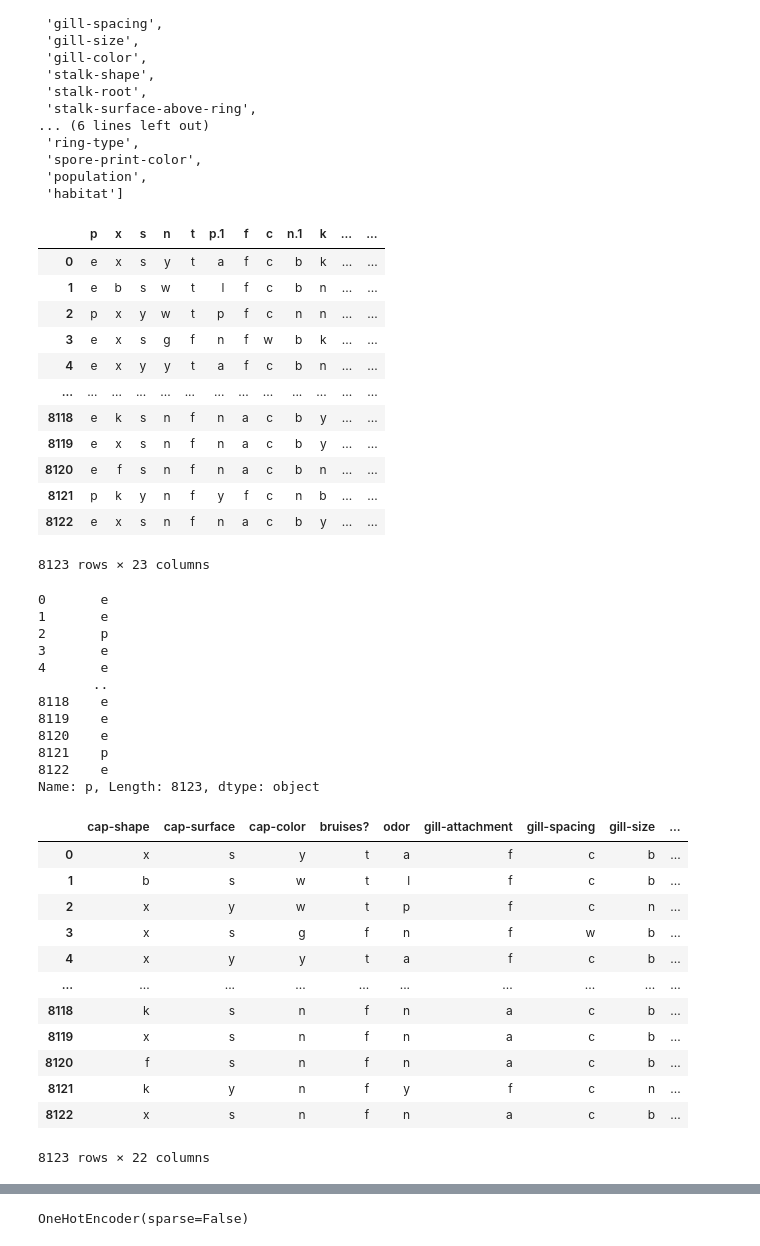
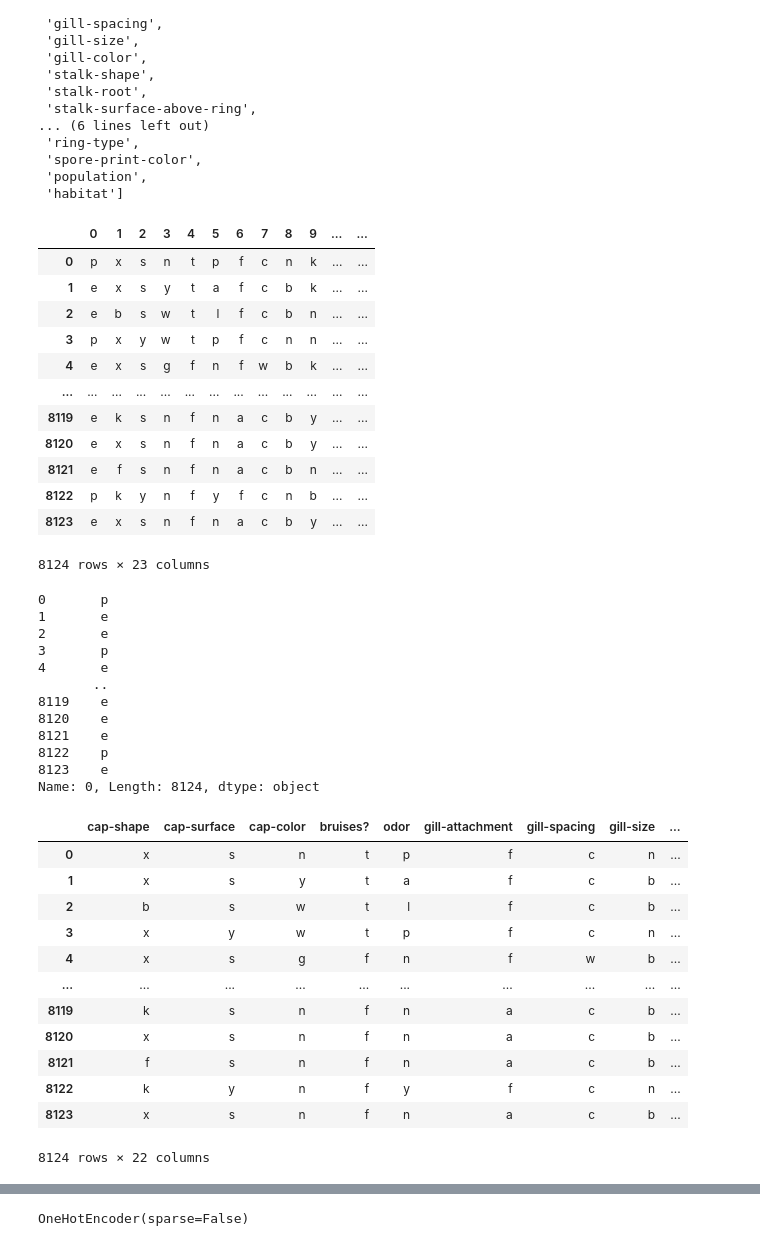
Before and after one commit to Rdm-Nico/BDTA, a Jupyter notebook: Esercitazioni/Funghi.ipynb, the cells around one changed output, grey strips where cells are left out. Cells and saved outputs as stored; diff of their text form; code cells hidden in the pictures.

```diff
--- a/Esercitazioni/Funghi.ipynb
+++ b/Esercitazioni/Funghi.ipynb
@@ -24,38 +24,38 @@ column_names
  'population',
  'habitat']
 # %%
-data = pd.read_csv("Data/agaricus-lepiota.csv")
+data = pd.read_csv("Data/agaricus-lepiota.csv",header=None) # con header=None specifica che c'è l'header ( che è vero)
 data
 # %% [output]
-|  | p | x | s | n | t | p.1 | f | c | n.1 | k | ... | ... |
-| 0 | e | x | s | y | t | a | f | c | b | k | ... | ... |
-| 1 | e | b | s | w | t | l | f | c | b | n | ... | ... |
-| 2 | p | x | y | w | t | p | f | c | n | n | ... | ... |
-| 3 | e | x | s | g | f | n | f | w | b | k | ... | ... |
-| 4 | e | x | y | y | t | a | f | c | b | n | ... | ... |
+|  | 0 | 1 | 2 | 3 | 4 | 5 | 6 | 7 | 8 | 9 | ... | ... |
+| 0 | p | x | s | n | t | p | f | c | n | k | ... | ... |
+| 1 | e | x | s | y | t | a | f | c | b | k | ... | ... |
+| 2 | e | b | s | w | t | l | f | c | b | n | ... | ... |
+| 3 | p | x | y | w | t | p | f | c | n | n | ... | ... |
+| 4 | e | x | s | g | f | n | f | w | b | k | ... | ... |
 | ... | ... | ... | ... | ... | ... | ... | ... | ... | ... | ... | ... | ... |
-| 8118 | e | k | s | n | f | n | a | c | b | y | ... | ... |
-| 8119 | e | x | s | n | f | n | a | c | b | y | ... | ... |
-| 8120 | e | f | s | n | f | n | a | c | b | n | ... | ... |
-| 8121 | p | k | y | n | f | y | f | c | n | b | ... | ... |
-| 8122 | e | x | s | n | f | n | a | c | b | y | ... | ... |
+| 8119 | e | k | s | n | f | n | a | c | b | y | ... | ... |
+| 8120 | e | x | s | n | f | n | a | c | b | y | ... | ... |
+| 8121 | e | f | s | n | f | n | a | c | b | n | ... | ... |
+| 8122 | p | k | y | n | f | y | f | c | n | b | ... | ... |
+| 8123 | e | x | s | n | f | n | a | c | b | y | ... | ... |
-8123 rows × 23 columns
+8124 rows × 23 columns
 # %%
 target = data.iloc[:,0] # questa é la colonna del target
 target
 # %% [output]
-0       e
+0       p
 1       e
-2       p
-3       e
+2       e
+3       p
 4       e
        ..
-8118    e
 8119    e
 8120    e
-8121    p
-8122    e
-Name: p, Length: 8123, dtype: object
+8121    e
+8122    p
+8123    e
+Name: 0, Length: 8124, dtype: object
 # %%
 mushroom = data.drop(data.columns[0],axis=1)
 
@@ -63,18 +63,18 @@ mushroom.columns = column_names
 mushroom
 # %% [output]
 |  | cap-shape | cap-surface | cap-color | bruises? | odor | gill-attachment | gill-spacing | gill-size | ... |
-| 0 | x | s | y | t | a | f | c | b | ... |
-| 1 | b | s | w | t | l | f | c | b | ... |
-| 2 | x | y | w | t | p | f | c | n | ... |
-| 3 | x | s | g | f | n | f | w | b | ... |
-| 4 | x | y | y | t | a | f | c | b | ... |
+| 0 | x | s | n | t | p | f | c | n | ... |
+| 1 | x | s | y | t | a | f | c | b | ... |
+| 2 | b | s | w | t | l | f | c | b | ... |
+| 3 | x | y | w | t | p | f | c | n | ... |
+| 4 | x | s | g | f | n | f | w | b | ... |
 | ... | ... | ... | ... | ... | ... | ... | ... | ... | ... |
-| 8118 | k | s | n | f | n | a | c | b | ... |
-| 8119 | x | s | n | f | n | a | c | b | ... |
-| 8120 | f | s | n | f | n | a | c | b | ... |
-| 8121 | k | y | n | f | y | f | c | n | ... |
-| 8122 | x | s | n | f | n | a | c | b | ... |
+| 8119 | k | s | n | f | n | a | c | b | ... |
+| 8120 | x | s | n | f | n | a | c | b | ... |
+| 8121 | f | s | n | f | n | a | c | b | ... |
+| 8122 | k | y | n | f | y | f | c | n | ... |
+| 8123 | x | s | n | f | n | a | c | b | ... |
-8123 rows × 22 columns
+8124 rows × 22 columns
 # %% [markdown]
 # 2 Trasformare i valori degli attributi in numeri
 Sarà necessario usare il OneHotEncoder oppure un OrdinalEncoder
```
Also changed, not shown: parts of 7 cells of this notebook, 3 other files.
